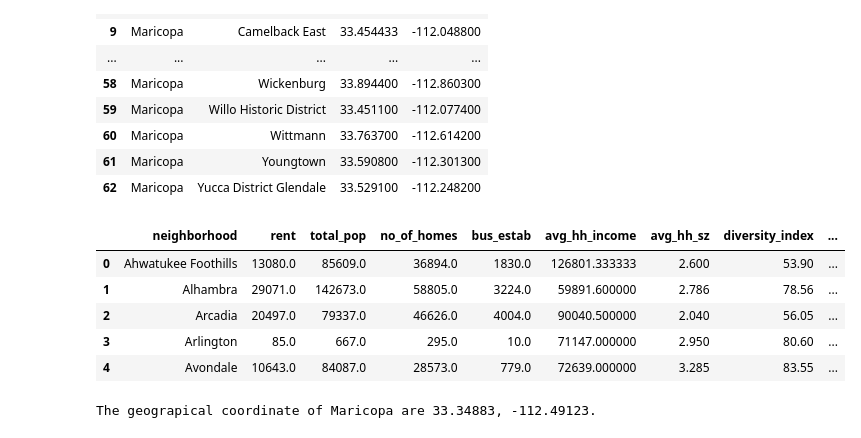
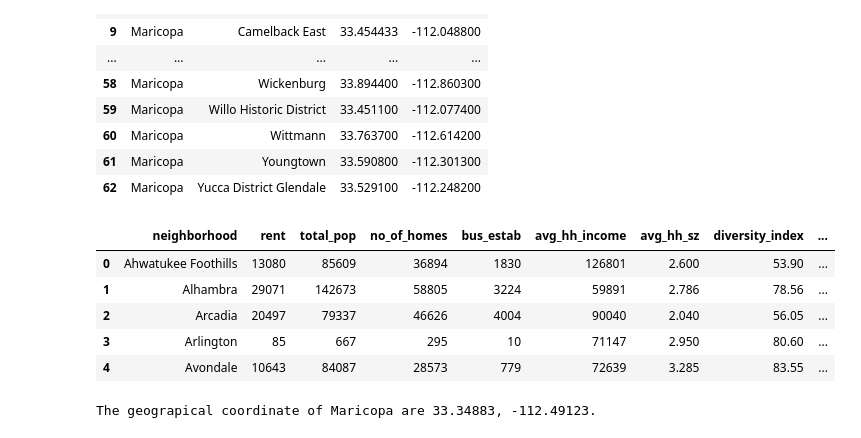
Before and after one commit to bit-kitty/Coursera-IBM-Data-Science, a Jupyter notebook: Coursera_Capstone-Battle_of_the_Neighborhoods-PHX.ipynb, the cells around one changed output. Cells and saved outputs as stored; diff of their text form; code cells hidden in the pictures.

```diff
--- a/Coursera_Capstone-Battle_of_the_Neighborhoods-PHX.ipynb
+++ b/Coursera_Capstone-Battle_of_the_Neighborhoods-PHX.ipynb
@@ -804,32 +774,33 @@ mari_hood_agg
 | 61 | Maricopa | Youngtown | 33.590800 | -112.301300 |
 | 62 | Maricopa | Yucca District Glendale | 33.529100 | -112.248200 |
 # %%
+# aggregate estimated statistics by neighborhoods as added input for segmentation later.
+
 marihood_stats = df2.groupby('neighborhood').agg({'total_pop':'sum',
                                                   'bus_estab':'sum',
                                                   'no_of_homes':'sum',
                                                   'own':'sum',
                                                   'rent':'sum',
                                                   'diversity_index':'mean',
                                                   'median_age':'mean',
                                                   'avg_hh_income':'mean',
                                                   'avg_hh_sz':'mean'})
 marihood_stats=marihood_stats.reset_index(drop=False)
 cols2 = marihood_stats.columns.tolist()
 marihood_stats = marihood_stats.reindex(columns=cols2)
+marihood_stats['rent_pct'] = marihood_stats['rent']/marihood_stats['no_of_homes']
+marihood_stats['own_pct'] = marihood_stats['own']/marihood_stats['no_of_homes']
+cols3 = ['rent','total_pop','no_of_homes','bus_estab','avg_hh_income','own']
+marihood_stats[cols3] = marihood_stats[cols3].applymap(np.int64)
+
 marihood_stats.head()
-
-
-#df.groupby('Company Name').agg({'Organisation name':'count','Amount':'sum'})
-
-#mari_stats = df1.dropna()
-#mari_neighborhoods2 = mari_neighborhoods.reset_index(drop=True)
 # %% [output]
 |  | neighborhood | rent | total_pop | no_of_homes | bus_estab | avg_hh_income | avg_hh_sz | diversity_index | ... |
-| 0 | Ahwatukee Foothills | 13080.0 | 85609.0 | 36894.0 | 1830.0 | 126801.333333 | 2.600 | 53.90 | ... |
-| 1 | Alhambra | 29071.0 | 142673.0 | 58805.0 | 3224.0 | 59891.600000 | 2.786 | 78.56 | ... |
-| 2 | Arcadia | 20497.0 | 79337.0 | 46626.0 | 4004.0 | 90040.500000 | 2.040 | 56.05 | ... |
-| 3 | Arlington | 85.0 | 667.0 | 295.0 | 10.0 | 71147.000000 | 2.950 | 80.60 | ... |
-| 4 | Avondale | 10643.0 | 84087.0 | 28573.0 | 779.0 | 72639.000000 | 3.285 | 83.55 | ... |
+| 0 | Ahwatukee Foothills | 13080 | 85609 | 36894 | 1830 | 126801 | 2.600 | 53.90 | ... |
+| 1 | Alhambra | 29071 | 142673 | 58805 | 3224 | 59891 | 2.786 | 78.56 | ... |
+| 2 | Arcadia | 20497 | 79337 | 46626 | 4004 | 90040 | 2.040 | 56.05 | ... |
+| 3 | Arlington | 85 | 667 | 295 | 10 | 71147 | 2.950 | 80.60 | ... |
+| 4 | Avondale | 10643 | 84087 | 28573 | 779 | 72639 | 3.285 | 83.55 | ... |
 # %%
 # Maricopa County LL:  33.34883, -112.49123
 ## Let's get geographical coordinates of Maricopa County
```
Also changed, not shown: parts of 55 cells of this notebook.
